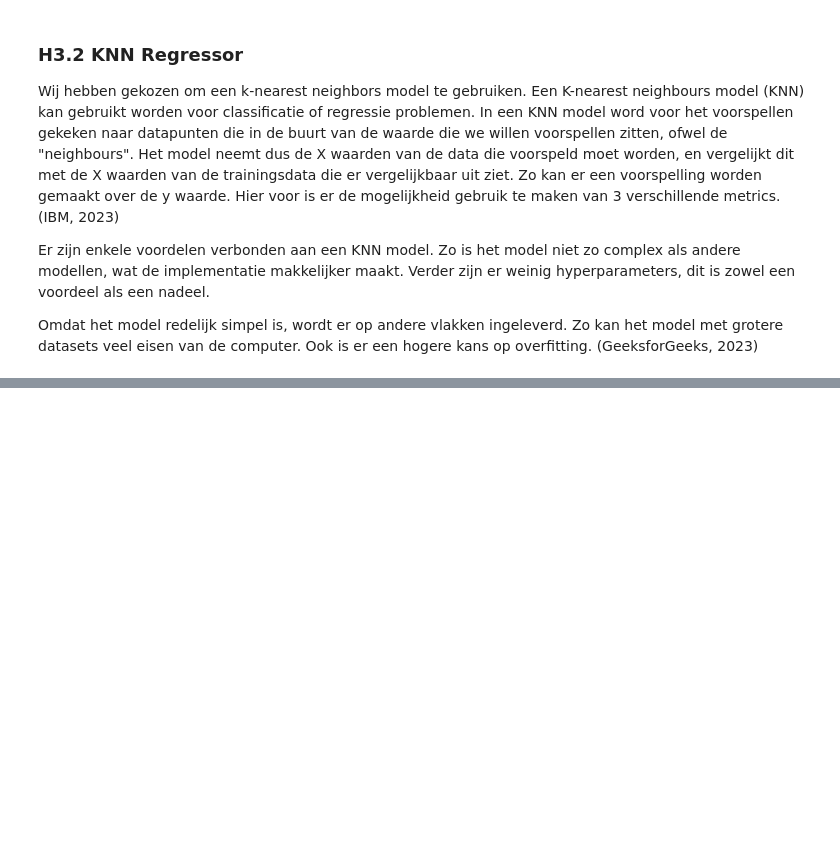
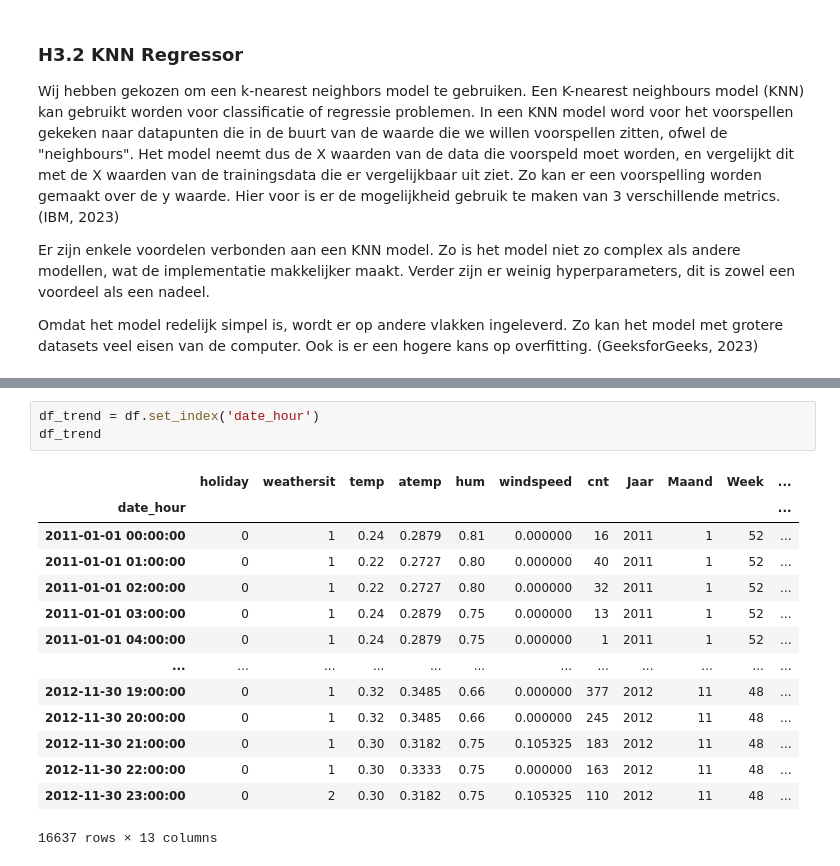
Before and after one commit to BJHeemskerk/MachineLearning, a Jupyter notebook: Verhuuraantallen/Opdracht 2.ipynb, the cells around one changed output, grey strips where cells are left out. Drawn from its saved outputs; the diff is of its cells as text; blank space fills up the shorter version.

```diff
--- a/Verhuuraantallen/Opdracht 2.ipynb
+++ b/Verhuuraantallen/Opdracht 2.ipynb
@@ -420,0 +427,18 @@ GeeksforGeeks. (2023, November 9). K Nearest neighbor KNN algorithm. https://www
+# %%
+df_trend = df.set_index('date_hour')
+df_trend
+# %% [output]
+|  | holiday | weathersit | temp | atemp | hum | windspeed | cnt | Jaar | Maand | Week | ... |
+| date_hour |  |  |  |  |  |  |  |  |  |  | ... |
+| 2011-01-01 00:00:00 | 0 | 1 | 0.24 | 0.2879 | 0.81 | 0.000000 | 16 | 2011 | 1 | 52 | ... |
+| 2011-01-01 01:00:00 | 0 | 1 | 0.22 | 0.2727 | 0.80 | 0.000000 | 40 | 2011 | 1 | 52 | ... |
+| 2011-01-01 02:00:00 | 0 | 1 | 0.22 | 0.2727 | 0.80 | 0.000000 | 32 | 2011 | 1 | 52 | ... |
+| 2011-01-01 03:00:00 | 0 | 1 | 0.24 | 0.2879 | 0.75 | 0.000000 | 13 | 2011 | 1 | 52 | ... |
+| 2011-01-01 04:00:00 | 0 | 1 | 0.24 | 0.2879 | 0.75 | 0.000000 | 1 | 2011 | 1 | 52 | ... |
+| ... | ... | ... | ... | ... | ... | ... | ... | ... | ... | ... | ... |
+| 2012-11-30 19:00:00 | 0 | 1 | 0.32 | 0.3485 | 0.66 | 0.000000 | 377 | 2012 | 11 | 48 | ... |
+| 2012-11-30 20:00:00 | 0 | 1 | 0.32 | 0.3485 | 0.66 | 0.000000 | 245 | 2012 | 11 | 48 | ... |
+| 2012-11-30 21:00:00 | 0 | 1 | 0.30 | 0.3182 | 0.75 | 0.105325 | 183 | 2012 | 11 | 48 | ... |
+| 2012-11-30 22:00:00 | 0 | 1 | 0.30 | 0.3333 | 0.75 | 0.000000 | 163 | 2012 | 11 | 48 | ... |
+| 2012-11-30 23:00:00 | 0 | 2 | 0.30 | 0.3182 | 0.75 | 0.105325 | 110 | 2012 | 11 | 48 | ... |
+16637 rows × 13 columns
```
Also changed, not shown: parts of 19 cells of this notebook.
